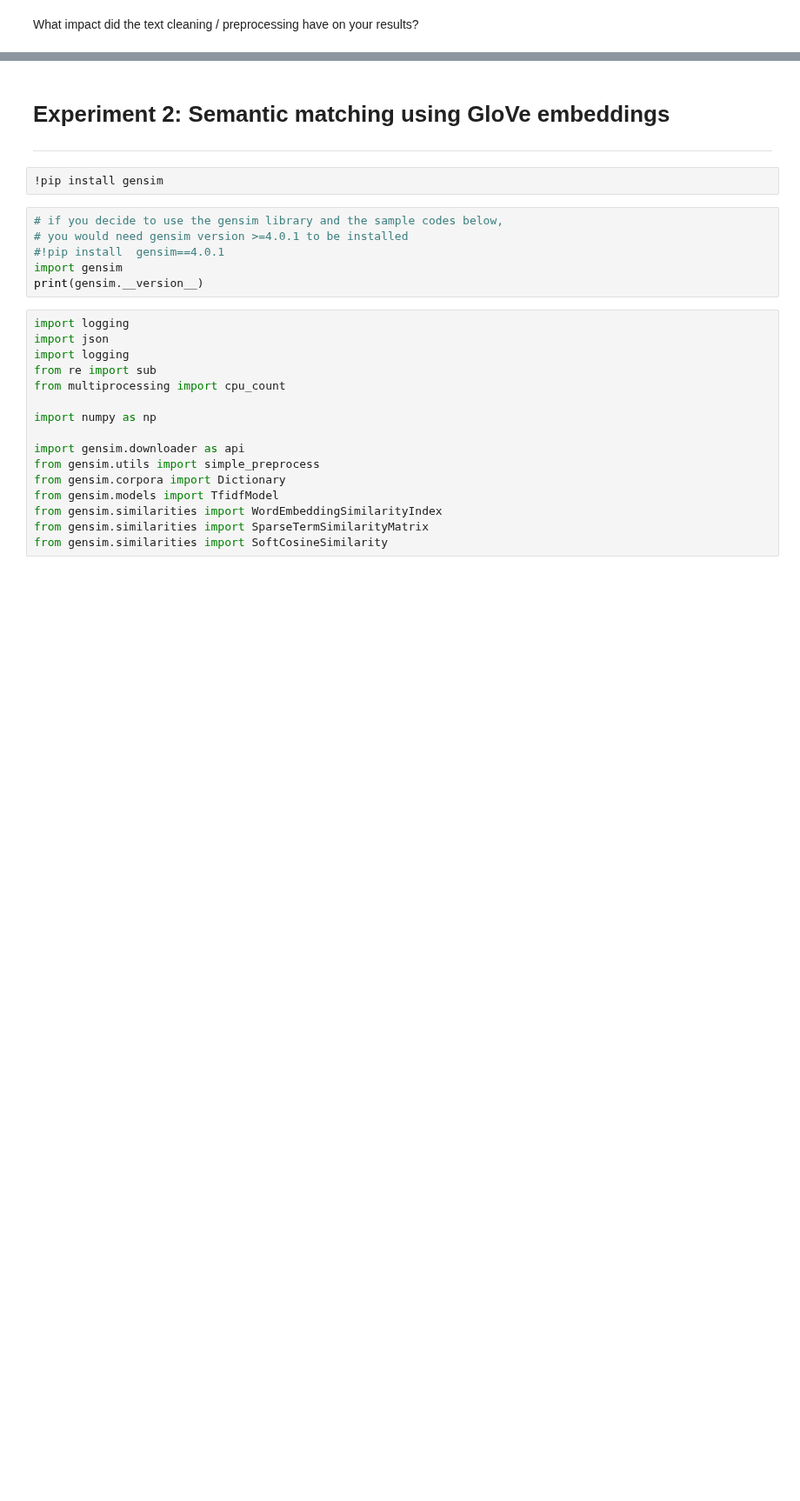
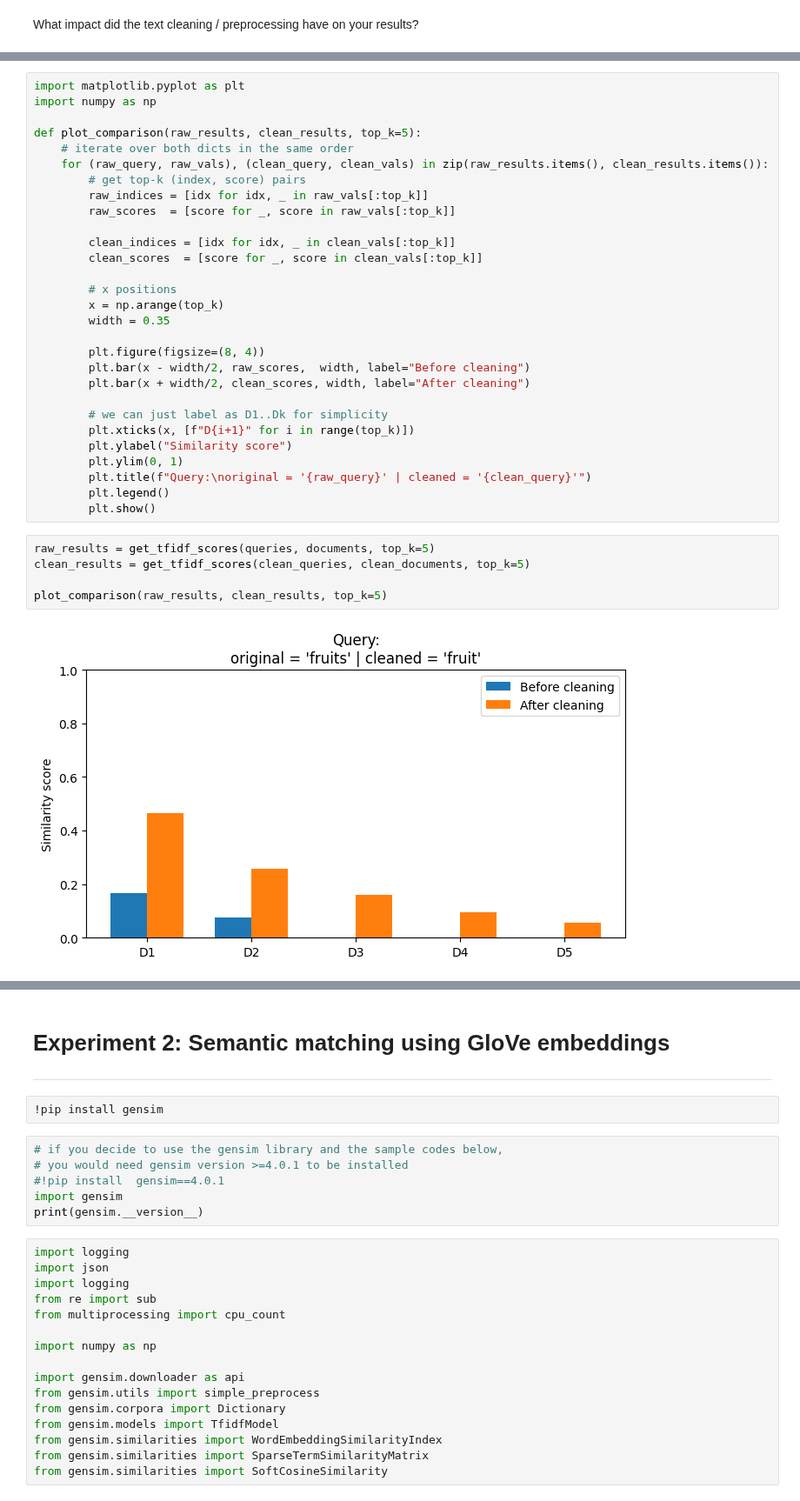
Before and after one commit to assalnekoufar/ML-DL, a Jupyter notebook: DL-Assignment 3/SCS_3546_Assignment_03.ipynb, the cells around one changed output, grey strips where cells are left out. Shown at 87% size. Saved outputs shown, nothing was run; the diff lists cells and outputs as text; blank space fills up the shorter version.

```diff
--- a/DL-Assignment 3/SCS_3546_Assignment_03.ipynb
+++ b/DL-Assignment 3/SCS_3546_Assignment_03.ipynb
@@ -308,0 +384,36 @@ What impact did the text cleaning / preprocessing have on your results?
+# %%
+import matplotlib.pyplot as plt
+import numpy as np
+
+def plot_comparison(raw_results, clean_results, top_k=5):
+    # iterate over both dicts in the same order
+    for (raw_query, raw_vals), (clean_query, clean_vals) in zip(raw_results.items(), clean_results.items()):
+        # get top-k (index, score) pairs
+        raw_indices = [idx for idx, _ in raw_vals[:top_k]]
+        raw_scores  = [score for _, score in raw_vals[:top_k]]
+
+        clean_indices = [idx for idx, _ in clean_vals[:top_k]]
+        clean_scores  = [score for _, score in clean_vals[:top_k]]
+
+        # x positions
+        x = np.arange(top_k)
+        width = 0.35
+
+        plt.figure(figsize=(8, 4))
+        plt.bar(x - width/2, raw_scores,  width, label="Before cleaning")
+        plt.bar(x + width/2, clean_scores, width, label="After cleaning")
+
+        # we can just label as D1..Dk for simplicity
+        plt.xticks(x, [f"D{i+1}" for i in range(top_k)])
+        plt.ylabel("Similarity score")
+        plt.ylim(0, 1)
+        plt.title(f"Query:\noriginal = '{raw_query}' | cleaned = '{clean_query}'")
+        plt.legend()
+        plt.show()
+# %%
+raw_results = get_tfidf_scores(queries, documents, top_k=5)
+clean_results = get_tfidf_scores(clean_queries, clean_documents, top_k=5)
+
+plot_comparison(raw_results, clean_results, top_k=5)
+# %% [output]
+[figure, added]
```
Also changed, not shown: parts of 7 cells of this notebook.
